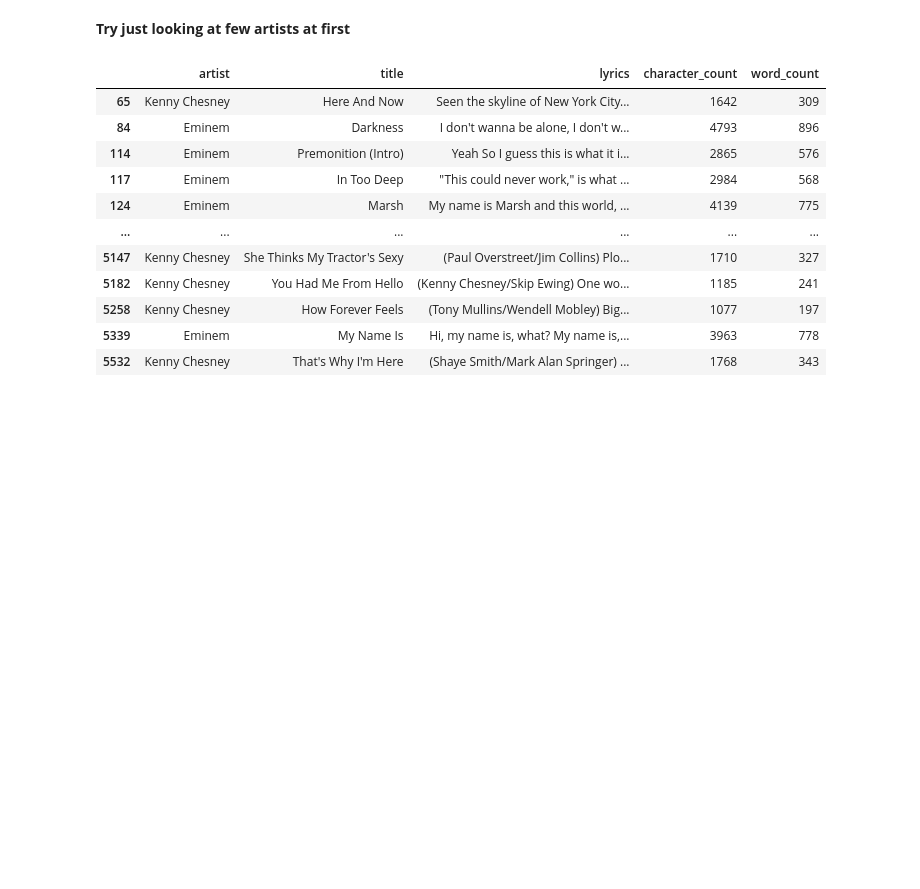
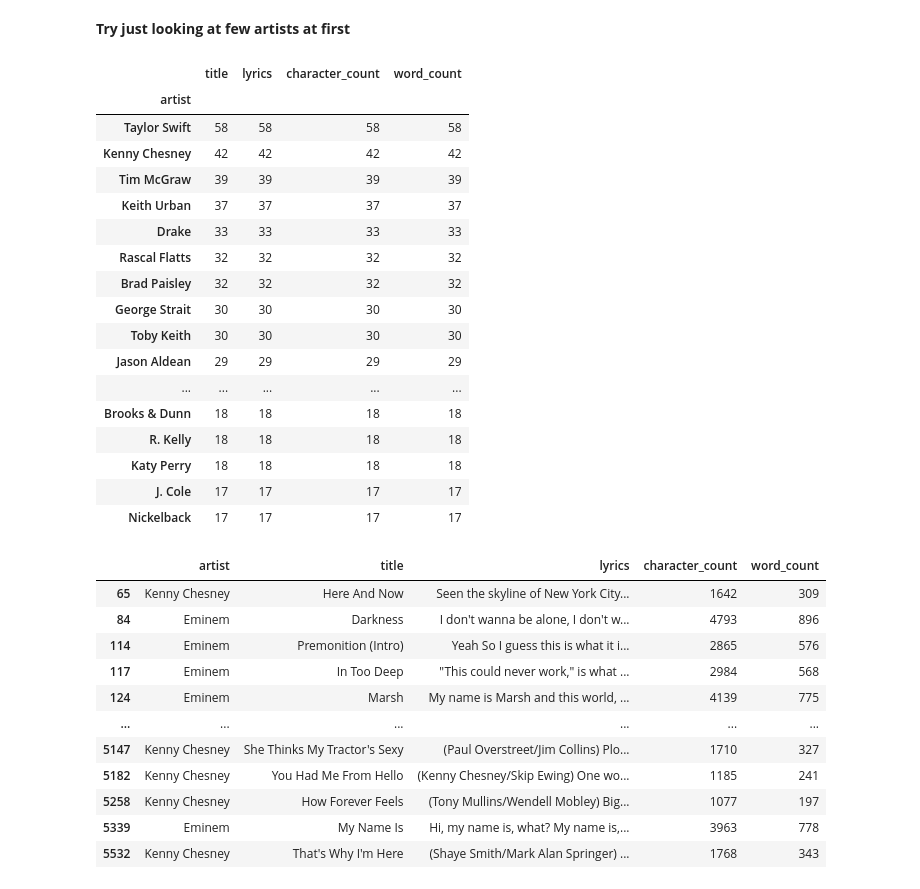
Before and after one commit to sn-ekstrand/lyric-clustering, a Jupyter notebook: notebooks/model_exploration.ipynb, the cells around one changed output. Cells and saved outputs as stored; diff of their text form; code cells hidden in the pictures; blank space fills up the shorter version.

```diff
--- a/notebooks/model_exploration.ipynb
+++ b/notebooks/model_exploration.ipynb
@@ -121,7 +183,26 @@ Starting to see an elbow at n_components=5 with n_grams ranging from 2-10. But t
 # %% [markdown]
 **Try just looking at few artists at first**
 # %%
-df.groupby('artist').count().sort_values(by='title', ascending=False).head(20)
+df.groupby('artist').count().sort_values(by='title', ascending=False).head(30)
+# %% [output]
+|  | title | lyrics | character_count | word_count |
+| artist |  |  |  |  |
+| Taylor Swift | 58 | 58 | 58 | 58 |
+| Kenny Chesney | 42 | 42 | 42 | 42 |
+| Tim McGraw | 39 | 39 | 39 | 39 |
+| Keith Urban | 37 | 37 | 37 | 37 |
+| Drake | 33 | 33 | 33 | 33 |
+| Rascal Flatts | 32 | 32 | 32 | 32 |
+| Brad Paisley | 32 | 32 | 32 | 32 |
+| George Strait | 30 | 30 | 30 | 30 |
+| Toby Keith | 30 | 30 | 30 | 30 |
+| Jason Aldean | 29 | 29 | 29 | 29 |
+| ... | ... | ... | ... | ... |
+| Brooks & Dunn | 18 | 18 | 18 | 18 |
+| R. Kelly | 18 | 18 | 18 | 18 |
+| Katy Perry | 18 | 18 | 18 | 18 |
+| J. Cole | 17 | 17 | 17 | 17 |
+| Nickelback | 17 | 17 | 17 | 17 |
 # %%
 eminem_chesney = df[(df['artist'] == 'Eminem') | (df['artist'] == 'Kenny Chesney')]
 # %%
```
Also changed, not shown: parts of 12 cells of this notebook.
